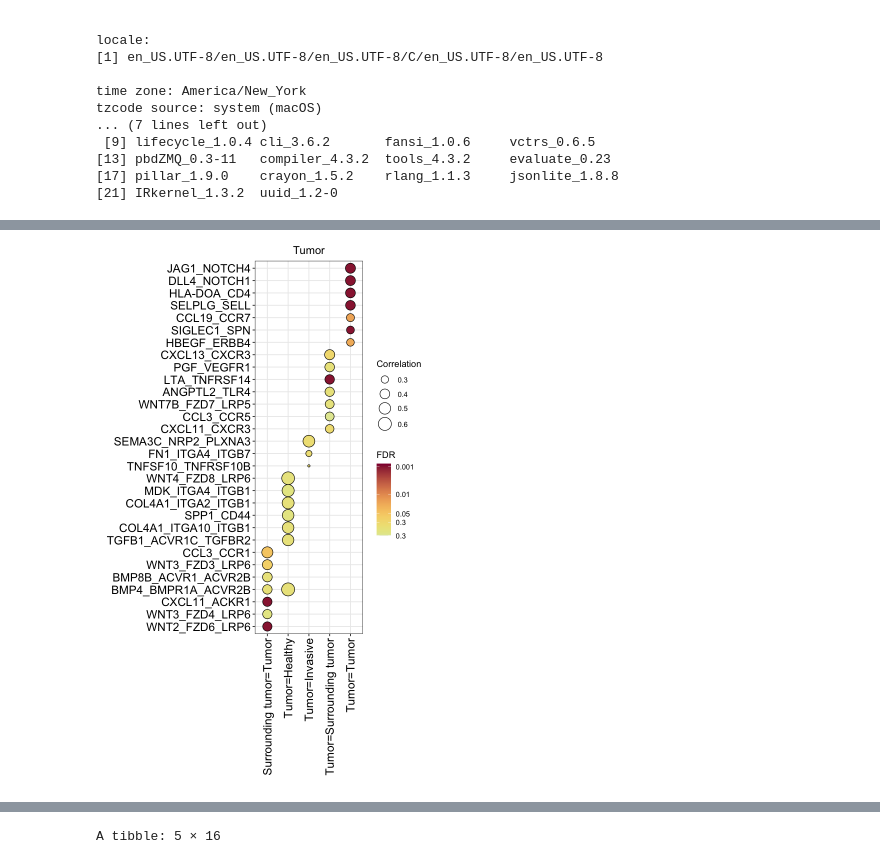
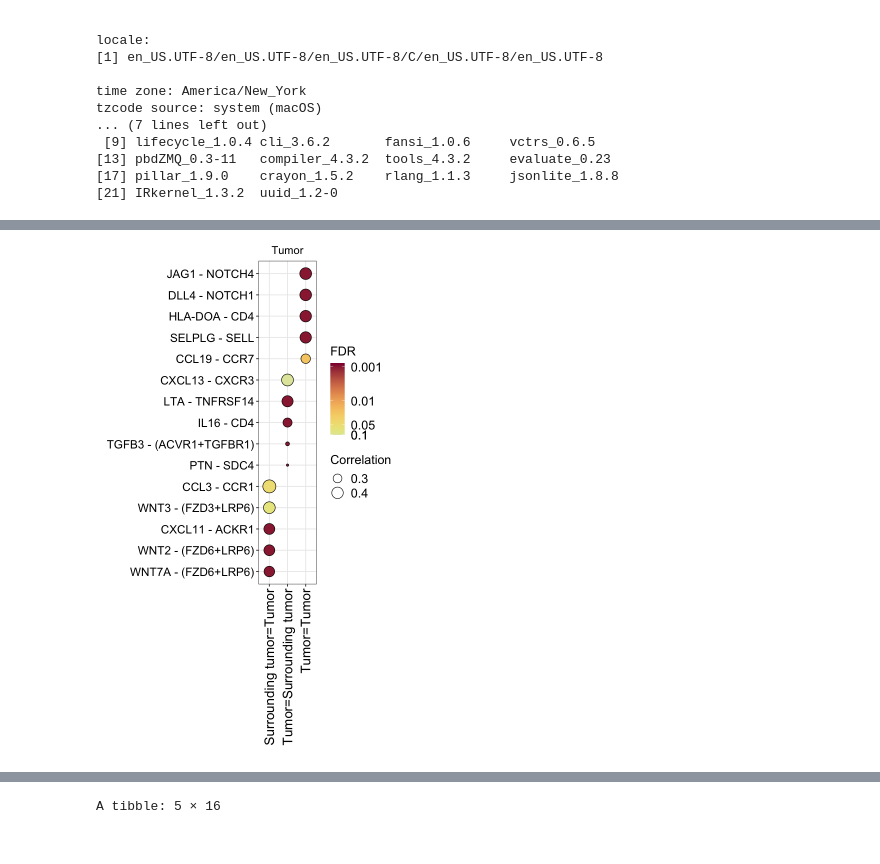
Before and after one commit to raphael-group/copulacci, a Jupyter notebook: notebook/examples/visium_human_BRCA/R_dotplot.ipynb, the cells around one changed output, grey strips where cells are left out. Cells and saved outputs as stored; diff of their text form; code cells hidden in the pictures.

```diff
--- a/notebook/examples/visium_human_BRCA/R_dotplot.ipynb
+++ b/notebook/examples/visium_human_BRCA/R_dotplot.ipynb
@@ -40,3 +41,12 @@ merged_res_df = read.csv('copulacci_with_other_results.csv')
 brca_df = merged_res_df %>%
     mutate(celltype_direction = interaction) %>%
     separate(interaction, into=c("source", "target"), sep = "=")
+# %%
+lr_info_df = read.csv('BRCA_disease_visium_sdm_geneInter.csv')
+# %%
+brca_df = merge(
+    brca_df,
+    lr_info_df %>% select(c(X, interaction_name_2)) ,
+    by.x = "LR_index",
+    by.y = "X"
+)
@@ -130,7 +177,7 @@ dotplot = function(
     return(p_dot)
 }
 # %%
-fig.size(9,5.5)
-dotplot(brca_df, "Tumor",filter_pos=TRUE,FDR_cutoff=0.3,n_term=7)
+fig.size(8.5,5)
+dotplot(brca_df, "Tumor",filter_pos=TRUE,FDR_cutoff=0.1,n_term=5)
 # %% [output]
-[figure, old version]
+[figure, new version]
```
Also changed, not shown: parts of 29 cells of this notebook, 9 other files.
